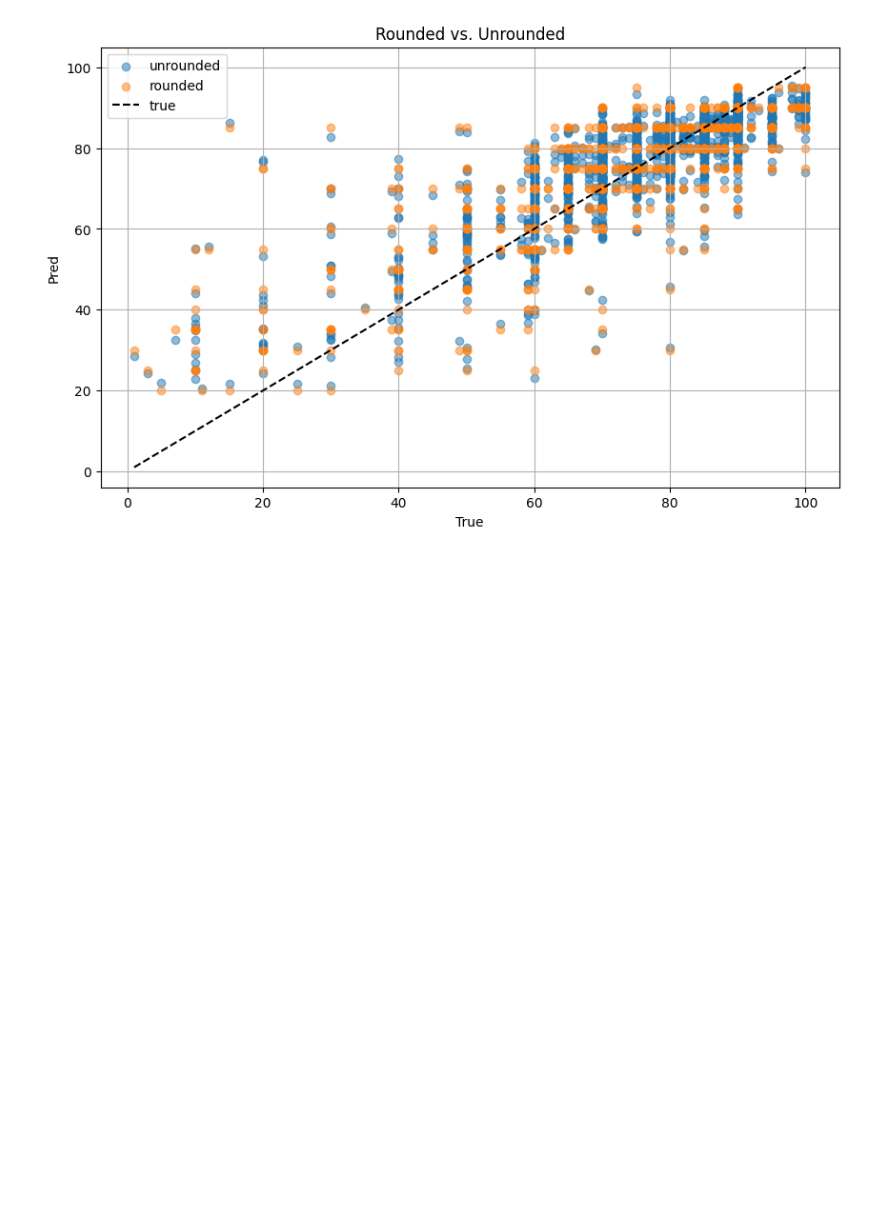
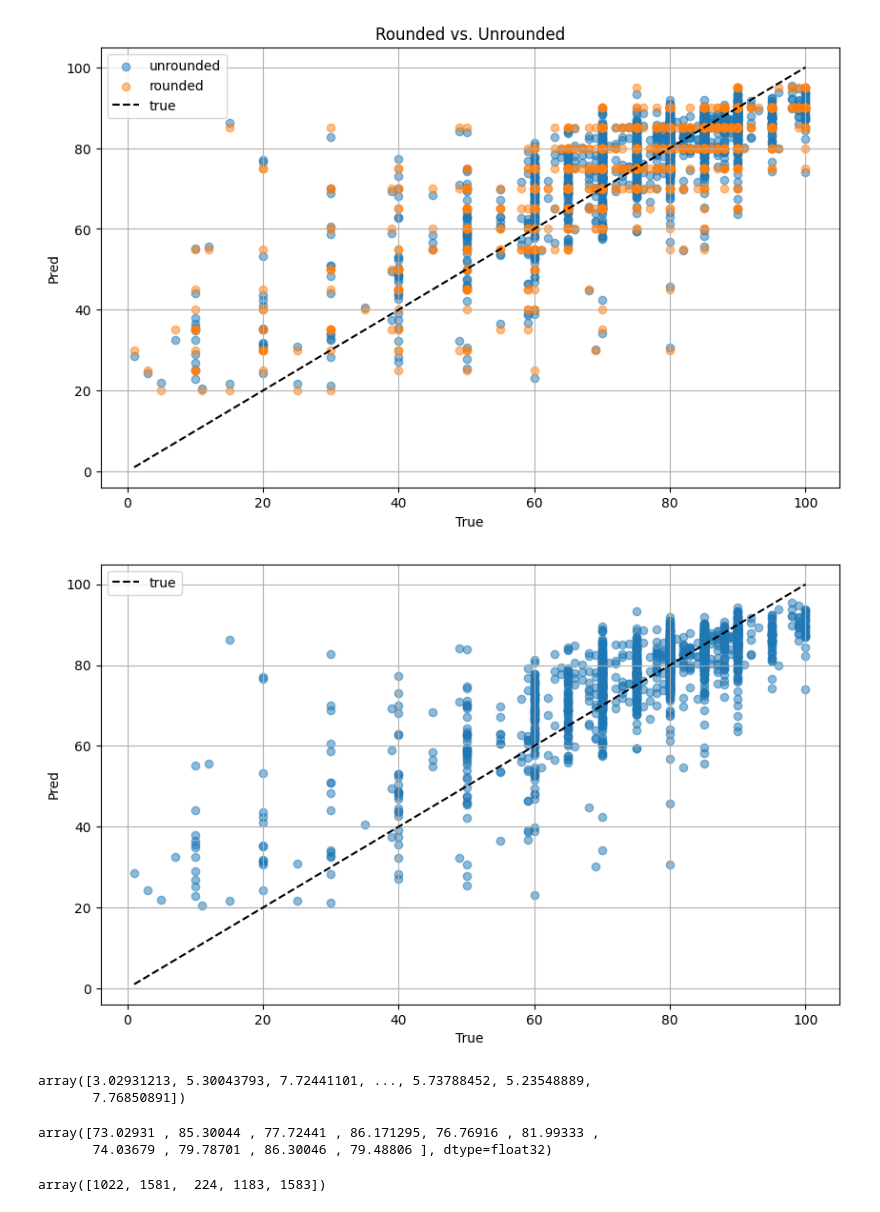
Before and after one commit to tzhsu211/CVS, a Jupyter notebook: Validation0227.ipynb, the cells around one changed output. Drawn from its saved outputs; the diff is of its cells as text; code cells hidden in the pictures; blank space fills up the shorter version.

```diff
--- a/Validation0227.ipynb
+++ b/Validation0227.ipynb
@@ -162,3 +162,26 @@ plt.grid(True)
 plt.show()
 # %% [output]
 [figure]
+# %%
+plt.figure(figsize=(10, 6))
+plt.scatter(y_test, y_preds, alpha=0.5)
+plt.plot([y_test.min(), y_test.max()],
+         [y_test.min(), y_test.max()], 'k--', label="true")
+plt.xlabel('True')
+plt.ylabel('Pred')
+plt.legend()
+plt.grid(True)
+plt.show()
+# %% [output]
+[figure, added]
+# %%
+differences = np.abs(y_preds - y_test)
+differences
+# %% [output]
+array([3.02931213, 5.30043793, 7.72441101, ..., 5.73788452, 5.23548889,
+       7.76850891])
+# %%
+y_preds[:10]
+# %% [output]
+array([73.02931 , 85.30044 , 77.72441 , 86.171295, 76.76916 , 81.99333 ,
+       74.03679 , 79.78701 , 86.30046 , 79.48806 ], dtype=float32)
@@ -164,0 +190,4 @@ plt.show()
+# %%
+top_5_indices
+# %% [output]
+array([1022, 1581,  224, 1183, 1583])
```
Also changed, not shown: parts of 2 cells of this notebook.
